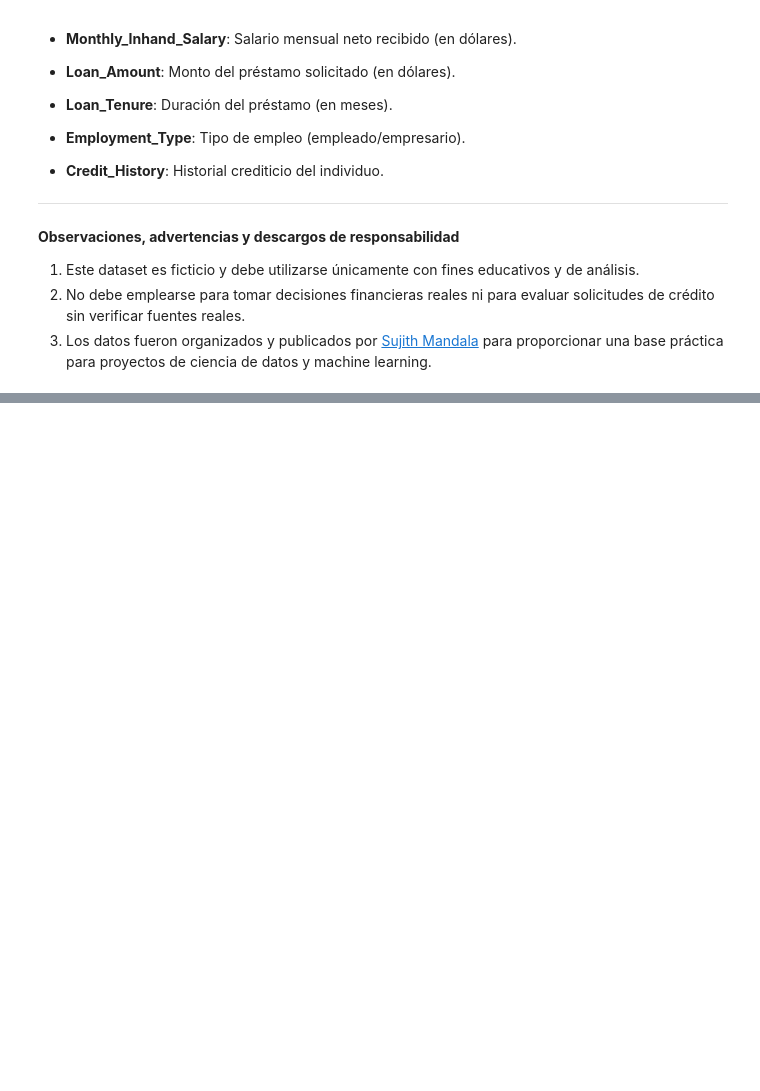
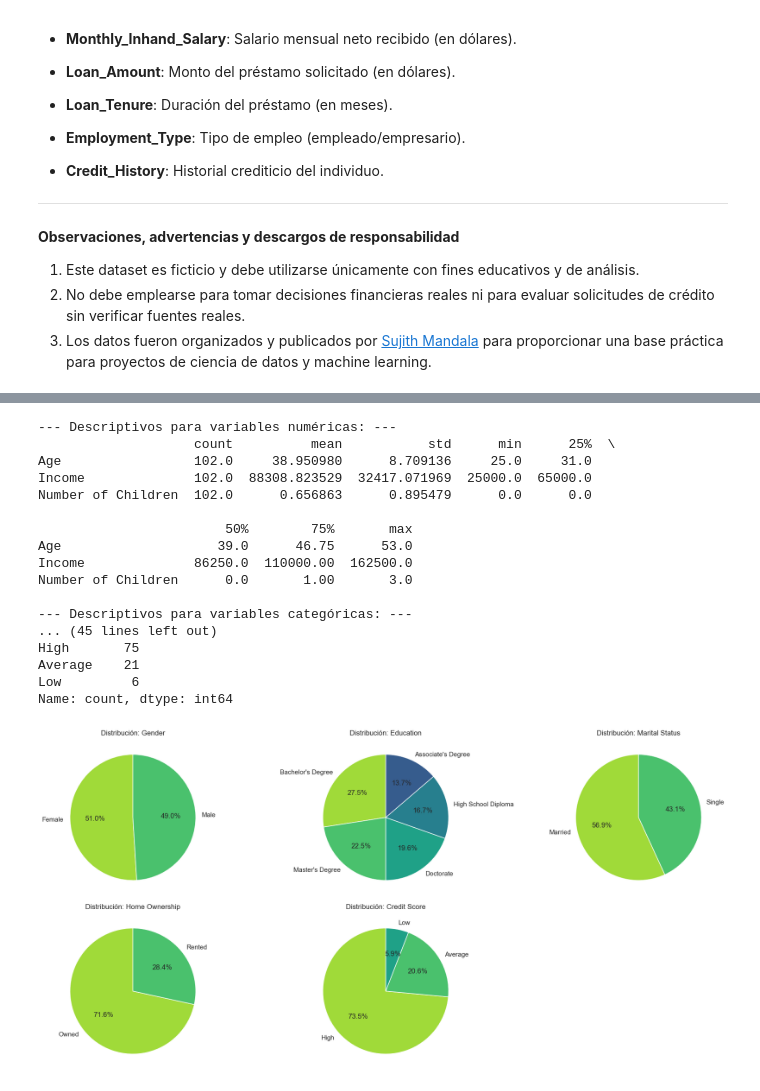
Before and after one commit to aemorel/Proyecto2, a Jupyter notebook: notebooks/Credit_Scores.ipynb, the cells around one changed output, grey strips where cells are left out. Saved outputs shown, nothing was run; the diff lists cells and outputs as text; code cells hidden in the pictures; blank space fills up the shorter version.

```diff
--- a/notebooks/Credit_Scores.ipynb
+++ b/notebooks/Credit_Scores.ipynb
@@ -54,0 +206,66 @@ El puntaje crediticio es un indicador clave utilizado por instituciones financie
+# %%
+import matplotlib.pyplot as plt
+import seaborn as sns
+
+# Estadísticas descriptivas para variables numéricas
+numerical_columns = df.select_dtypes(include=['int64', 'float64']).columns
+
+print("--- Descriptivos para variables numéricas: ---")
+numerical_description = df[numerical_columns].describe().transpose()
+print(numerical_description)
+
+# Estadísticas descriptivas para variables categóricas
+categorical_columns = df.select_dtypes(include=['category']).columns
+
+print("\n--- Descriptivos para variables categóricas: ---")
+for col in categorical_columns:
+    print(f"\nVariable: {col}")
+    print(f"- Número de categorías: {df[col].nunique()}")
+    print(f"- Categorías únicas: {list(df[col].cat.categories)}")
+    print(f"- Frecuencias:\n{df[col].value_counts()}")
+
+# Visualizaciones para variables categóricas
+sns.set_theme(style="whitegrid", palette="viridis")
+
+# Graficar distribuciones categóricas
+fig, axes = plt.subplots(
+    nrows=(len(categorical_columns) // 3 + len(categorical_columns) % 3),
+    ncols=3,
+    figsize=(18, len(categorical_columns) * 2.5)
+)
+axes = axes.flatten()
+
+for i, col in enumerate(categorical_columns):
+    df[col].value_counts().plot.pie(
+        autopct='%1.1f%%', startangle=90, colors=sns.color_palette('viridis_r'), ax=axes[i]
+    )
+    axes[i].set_title(f"Distribución: {col}", fontsize=12)
+    axes[i].set_ylabel('')  # Quitar etiqueta de y
+
+# Eliminar ejes vacíos si hay un número impar de gráficos
+for j in range(i + 1, len(axes)):
+    fig.delaxes(axes[j])
+
+# Ajustar espacio entre gráficos
+plt.subplots_adjust(hspace=0.5, wspace=0.3)
+plt.tight_layout()
+plt.show()
+# %% [output]
+--- Descriptivos para variables numéricas: ---
+                    count          mean           std      min      25%  \
+Age                 102.0     38.950980      8.709136     25.0     31.0
+Income              102.0  88308.823529  32417.071969  25000.0  65000.0
+Number of Children  102.0      0.656863      0.895479      0.0      0.0
+
+                        50%        75%       max
+Age                    39.0      46.75      53.0
+Income              86250.0  110000.00  162500.0
+Number of Children      0.0       1.00       3.0
+
+--- Descriptivos para variables categóricas: ---
+... (45 lines left out)
+High       75
+Average    21
+Low         6
+Name: count, dtype: int64
+[figure, added]
```
Also changed, not shown: parts of 5 cells of this notebook.
